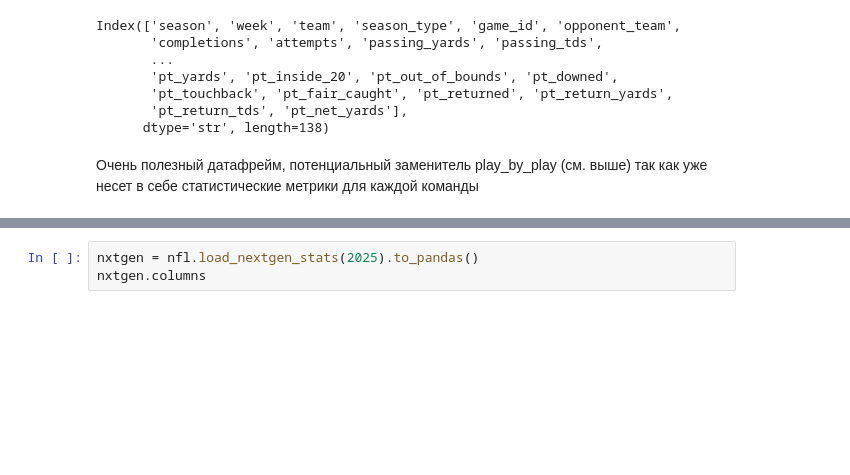
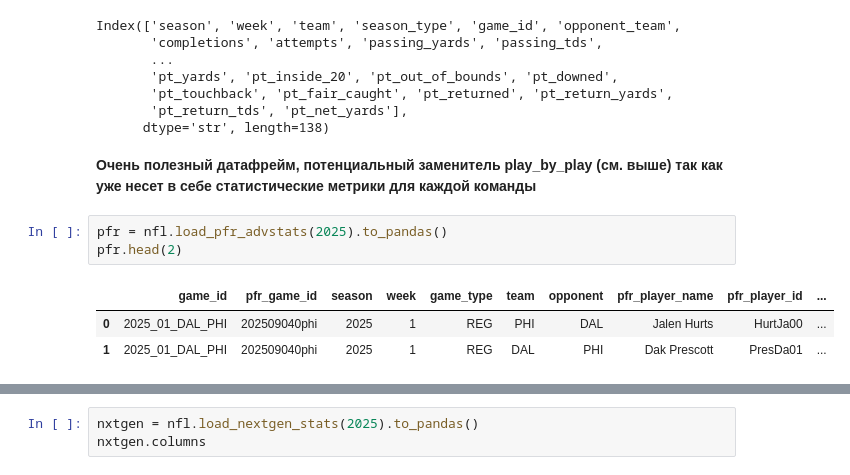
Before and after one commit to SYaroslav0/NFL_Game_Predicition, a Jupyter notebook: notebooks/eda_nflreadpy.ipynb, the cells around one changed output, grey strips where cells are left out. Drawn from its saved outputs; the diff is of its cells as text; blank space fills up the shorter version.

```diff
--- a/notebooks/eda_nflreadpy.ipynb
+++ b/notebooks/eda_nflreadpy.ipynb
@@ -161,4 +177,11 @@ Index(['season', 'week', 'team', 'season_type', 'game_id', 'opponent_team',
        'pt_return_tds', 'pt_net_yards'],
       dtype='str', length=138)
 # %% [markdown]
-Очень полезный датафрейм, потенциальный заменитель play_by_play (см. выше) так как уже несет в себе статистические метрики для каждой команды
+**Очень полезный датафрейм, потенциальный заменитель play_by_play (см. выше) так как уже несет в себе статистические метрики для каждой команды**
+# %%
+pfr = nfl.load_pfr_advstats(2025).to_pandas()
+pfr.head(2)
+# %% [output]
+|  | game_id | pfr_game_id | season | week | game_type | team | opponent | pfr_player_name | pfr_player_id | ... |
+| 0 | 2025_01_DAL_PHI | 202509040phi | 2025 | 1 | REG | PHI | DAL | Jalen Hurts | HurtJa00 | ... |
+| 1 | 2025_01_DAL_PHI | 202509040phi | 2025 | 1 | REG | DAL | PHI | Dak Prescott | PresDa01 | ... |
```
Also changed, not shown: parts of 24 cells of this notebook.
